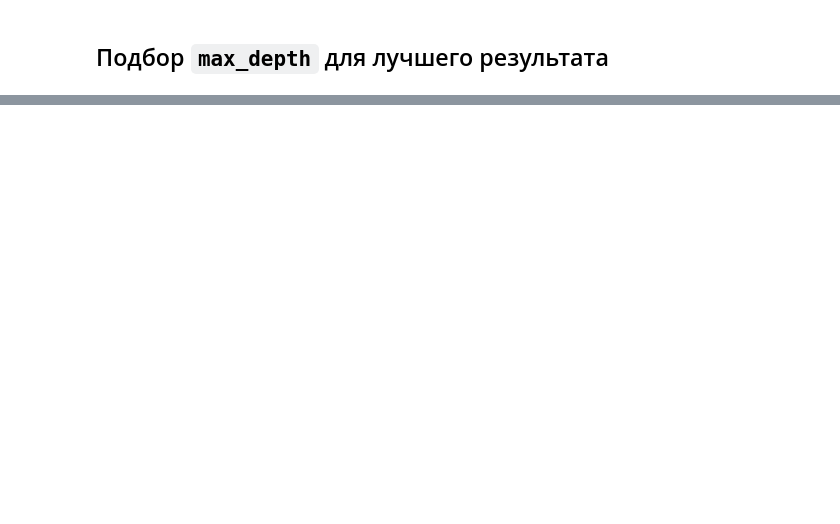
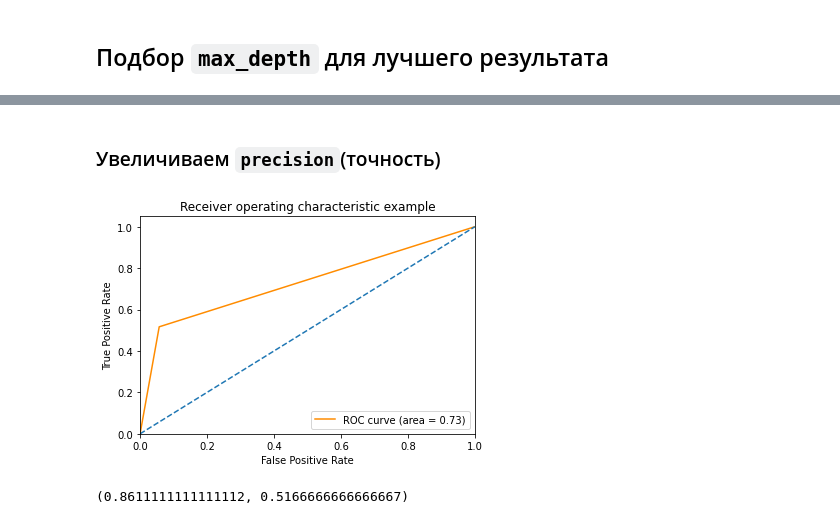
Before and after one commit to Artexxx/Artem-python, a Jupyter notebook: algorithms/DecisionTrees/titanicTree.ipynb, the cells around one changed output, grey strips where cells are left out. Cells and saved outputs as stored; diff of their text form; code cells hidden in the pictures; blank space fills up the shorter version.

```diff
--- a/algorithms/DecisionTrees/titanicTree.ipynb
+++ b/algorithms/DecisionTrees/titanicTree.ipynb
@@ -149,0 +207,9 @@ best_clf.score(X_test, y_test)
+# %% [markdown]
+### Увеличиваем `precision`(точность)
+# %%
+y_pred1 = np.where(y_predicted_prob[:, 1]>0.8, 1, 0)
+drow_roc(y_pred1);
+precision_score(y_test, y_pred1), recall_score(y_test, y_pred1)
+# %% [output]
+[figure, added]
+(0.8611111111111112, 0.5166666666666667)
```
Also changed, not shown: parts of 21 cells of this notebook, 16 other files.
